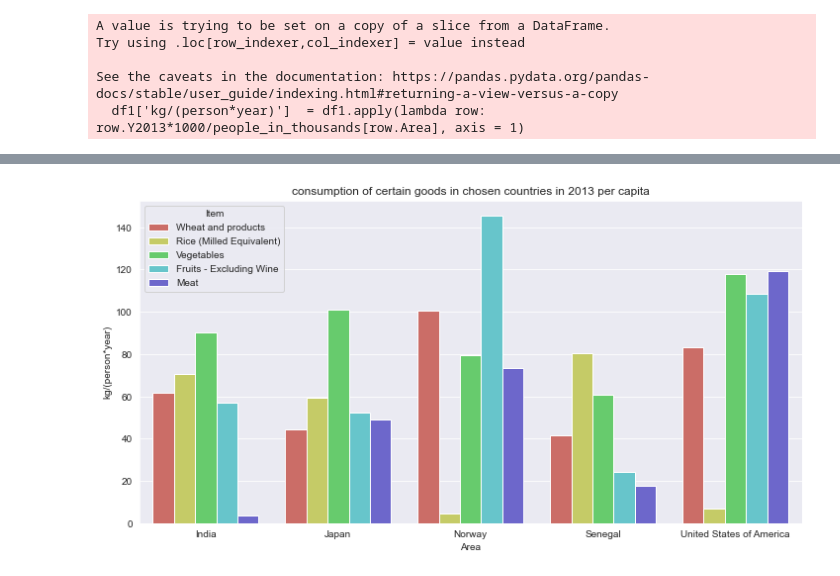
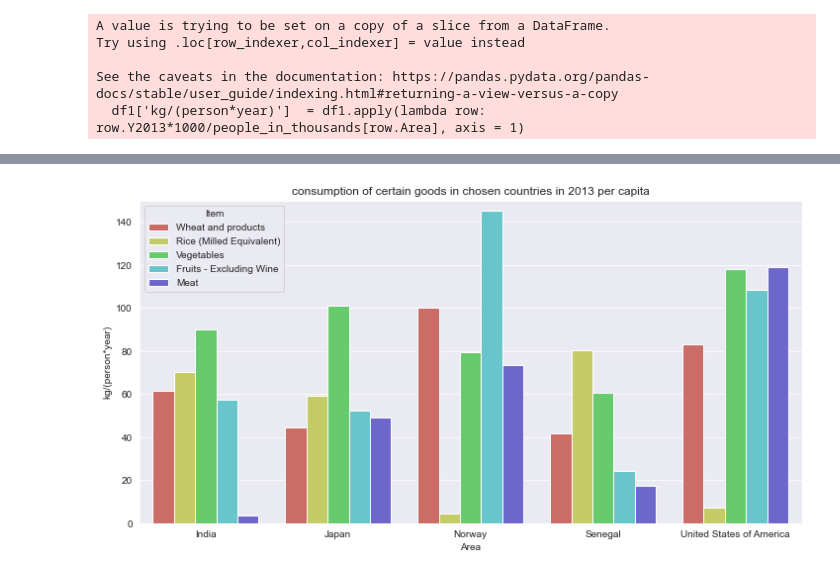
Before and after one commit to azoz01/twd-projekt-1, a Jupyter notebook: plots.ipynb, the cells around one changed output, grey strips where cells are left out. Cells and saved outputs as stored; diff of their text form; code cells hidden in the pictures.

```diff
--- a/plots.ipynb
+++ b/plots.ipynb
@@ -132,22 +131,22 @@ plt.savefig('./plots/jedzonko_lepsze.png')
 # %%
 sns.set_style("darkgrid")
 #for country in ['Japan', 'United States of America', 'Norway', 'Senegal', 'India']:
 dfcountry = df1[((df1.Item == 'Meat')|
                 (df1.Item == 'Fruits - Excluding Wine')|
                 (df1.Item == 'Vegetables')|
                 (df1.Item == 'Wheat and products')|
                 (df1.Item == 'Rice (Milled Equivalent)'))]
 plt.figure(figsize=(12,6))
-sns.barplot(dfcountry['Area'],
+ax = sns.barplot(dfcountry['Area'],
             dfcountry['kg/(person*year)'],
             hue = dfcountry['Item'],
             orient = 'v',
             palette = sns.color_palette("hls"))
-
+ax.set(ylim=(0, 150))
 
 
 
 plt.title('consumption of certain goods in chosen countries in 2013 per capita')
 plt.savefig('./plots/jedzonko.png')
 # %% [output]
-[figure, old version]
+[figure, new version]
```
Also changed, not shown: parts of 2 cells of this notebook, 5 other files.
